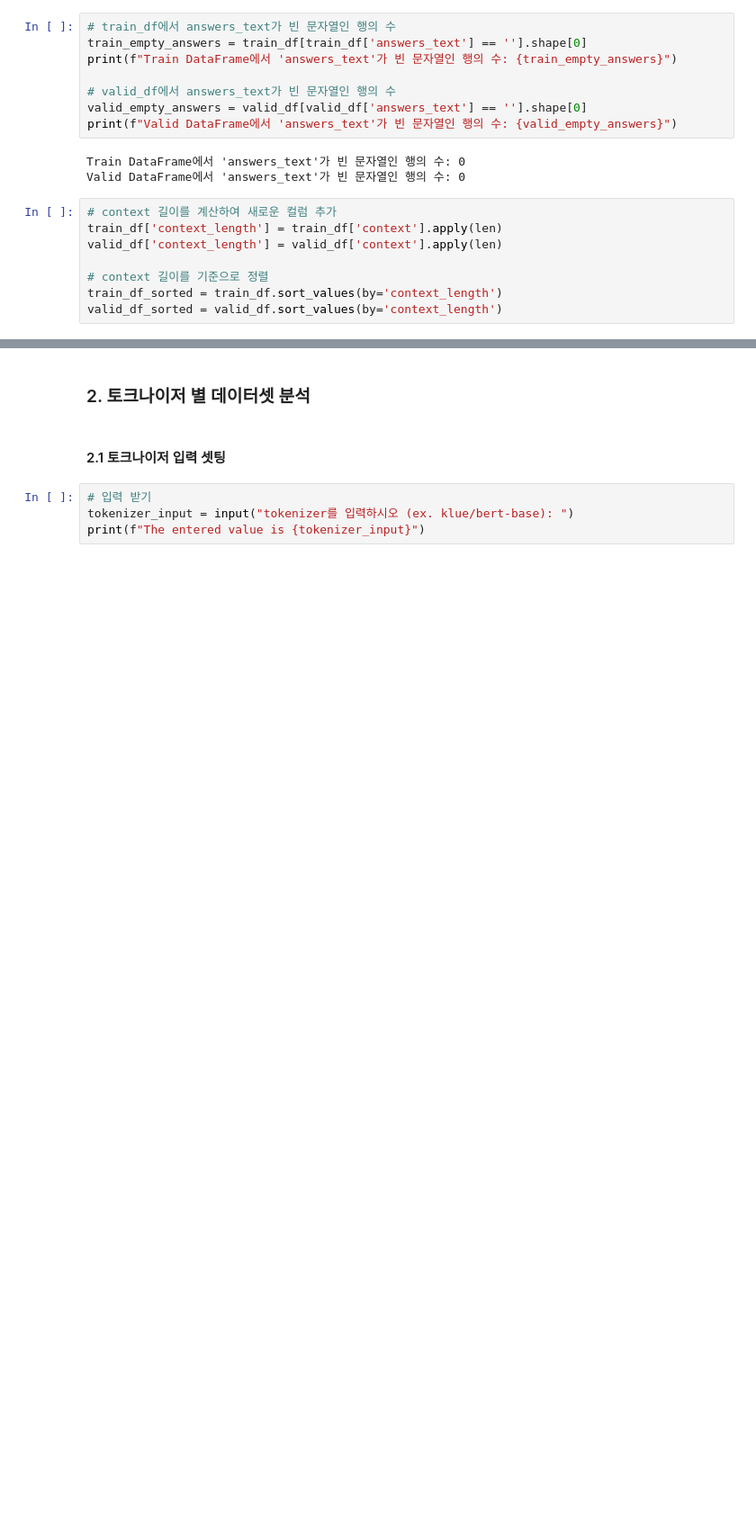
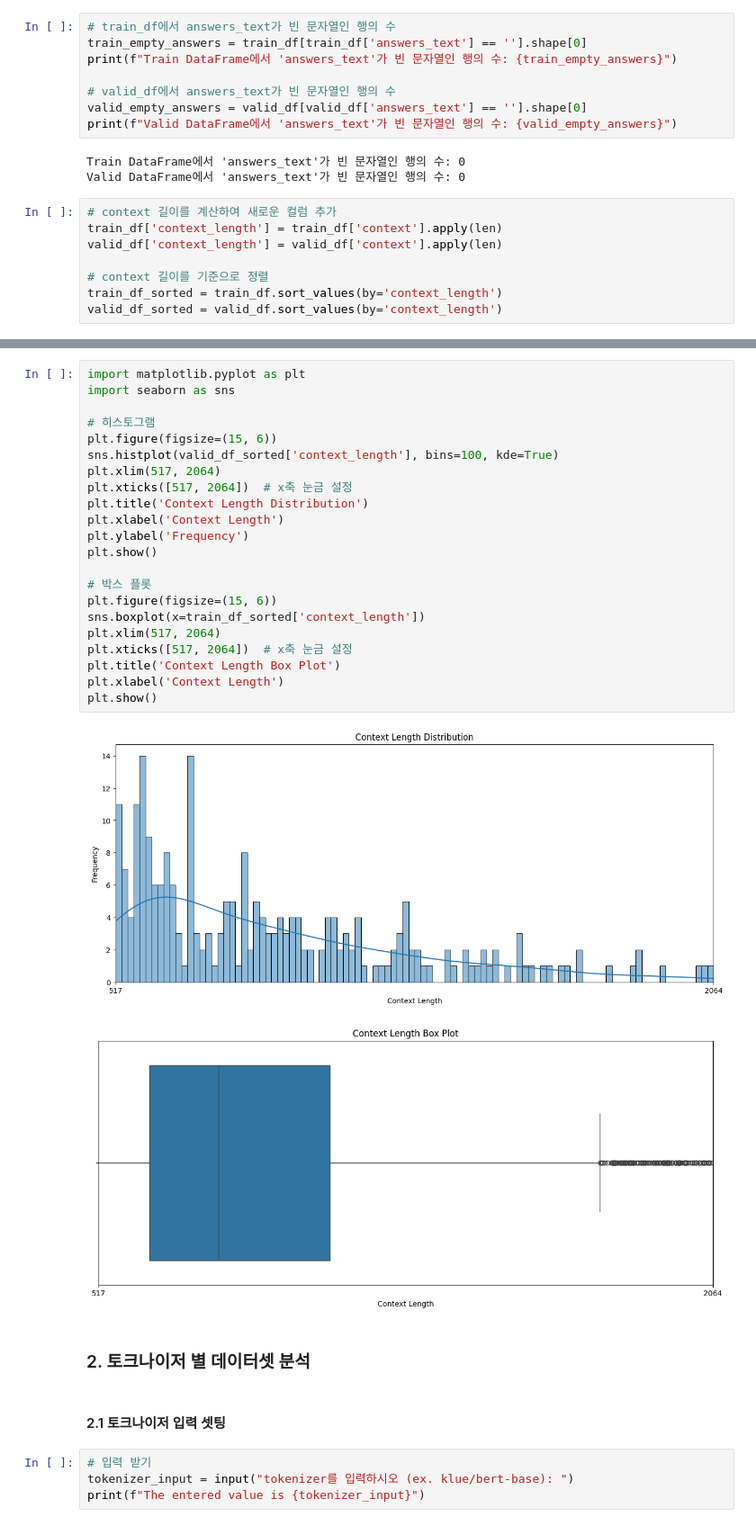
Before and after one commit to boostcampaitech7/level2-mrc-nlp-01, a Jupyter notebook: notebooks/EDA_dataset.ipynb, the cells around one changed output, grey strips where cells are left out. Shown at 90% size. Saved outputs shown, nothing was run; the diff lists cells and outputs as text; blank space fills up the shorter version.

```diff
--- a/notebooks/EDA_dataset.ipynb
+++ b/notebooks/EDA_dataset.ipynb
@@ -243,3 +243,28 @@ ModuleNotFoundError: No module named 'matplotlib'
+# %%
+import matplotlib.pyplot as plt
+import seaborn as sns
+
+# 히스토그램
+plt.figure(figsize=(15, 6))
+sns.histplot(valid_df_sorted['context_length'], bins=100, kde=True)
+plt.xlim(517, 2064)
+plt.xticks([517, 2064])  # x축 눈금 설정
+plt.title('Context Length Distribution')
+plt.xlabel('Context Length')
+plt.ylabel('Frequency')
+plt.show()
+
+# 박스 플롯
+plt.figure(figsize=(15, 6))
+sns.boxplot(x=train_df_sorted['context_length'])
+plt.xlim(517, 2064)
+plt.xticks([517, 2064])  # x축 눈금 설정
+plt.title('Context Length Box Plot')
+plt.xlabel('Context Length')
+plt.show()
+# %% [output]
+[figure, added]
+[figure, added]
 # %% [markdown]
 ### 2. 토크나이저 별 데이터셋 분석
 # %% [markdown]
```
Also changed, not shown: parts of 15 cells of this notebook.
